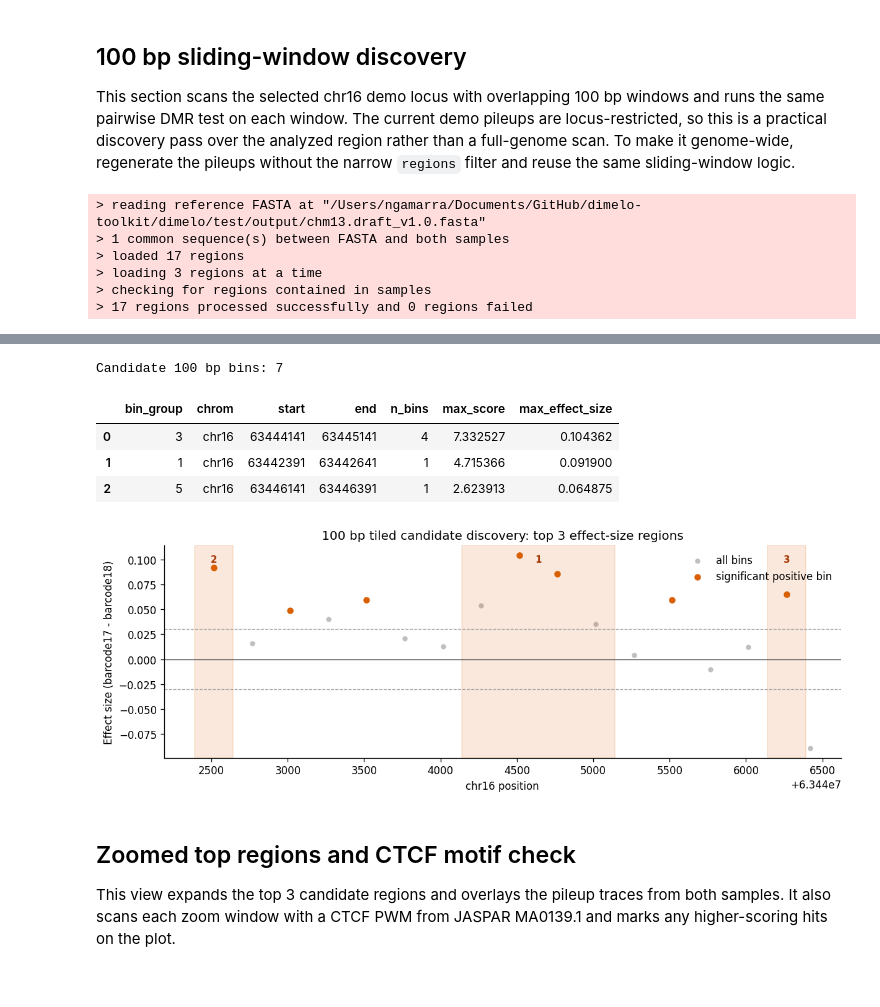
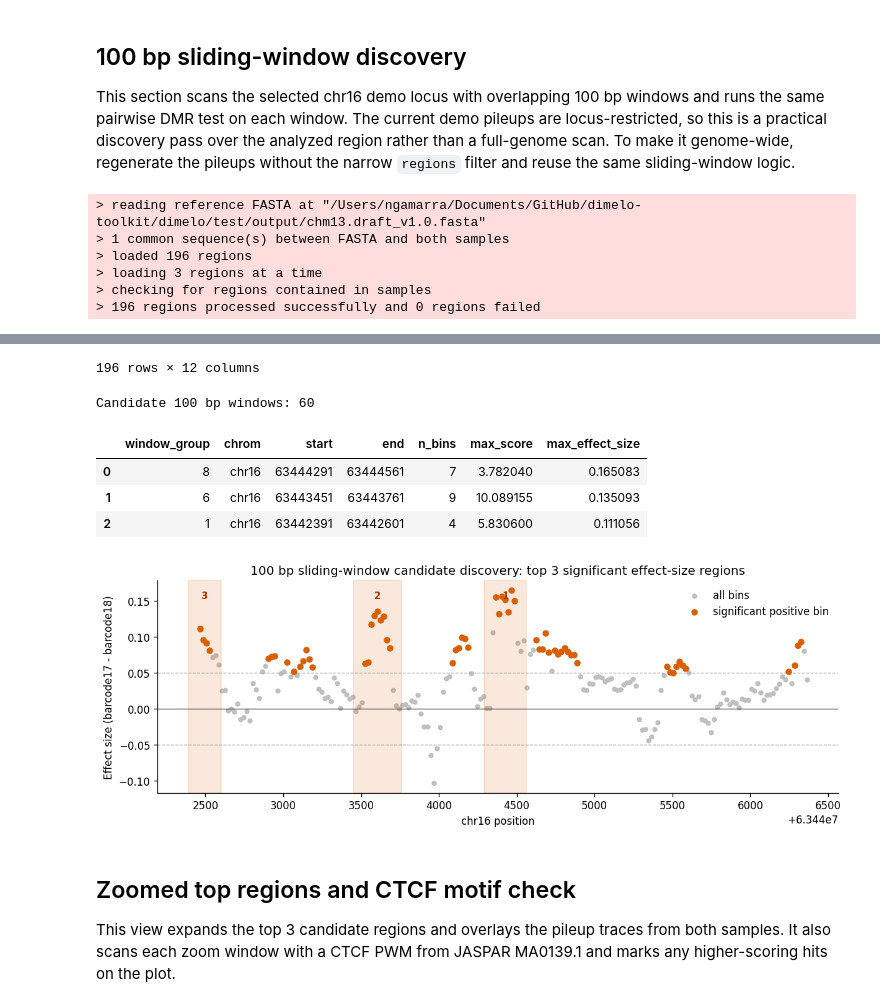
Before and after one commit to streetslab/dimelo, a Jupyter notebook: dmr_multi_sample.ipynb, the cells around one changed output, grey strips where cells are left out. Drawn from its saved outputs; the diff is of its cells as text; code cells hidden in the pictures.

```diff
--- a/dmr_multi_sample.ipynb
+++ b/dmr_multi_sample.ipynb
@@ -317,8 +317,8 @@ plt.show()
 
 This section scans the selected chr16 demo locus with overlapping 100 bp windows and runs the same pairwise DMR test on each window. The current demo pileups are locus-restricted, so this is a practical discovery pass over the analyzed region rather than a full-genome scan. To make it genome-wide, regenerate the pileups without the narrow `regions` filter and reuse the same sliding-window logic.
 # %%
-DISCOVERY_WINDOW_BP = 100
-DISCOVERY_STEP_BP = 25
+DISCOVERY_WINDOW_BP = 150
+DISCOVERY_STEP_BP = 20
 tiled_region_bed = OUT_DIR / "chr16_100bp_windows.bed"
 tiled_region_output = OUT_DIR / "barcode17_targeted_vs_barcode18_control.A.sliding_100bp.bed"
 
@@ -427,8 +427,8 @@ plt.show()
 # %% [output]
 > reading reference FASTA at "/Users/ngamarra/Documents/GitHub/dimelo-toolkit/dimelo/test/output/chm13.draft_v1.0.fasta"
 > 1 common sequence(s) between FASTA and both samples
-> loaded 17 regions
+> loaded 196 regions
 > loading 3 regions at a time
 > checking for regions contained in samples
-> 17 regions processed successfully and 0 regions failed
+> 196 regions processed successfully and 0 regions failed
 |  | chrom | start | end | score | a_pct_modified | b_pct_modified | effect_size | cohen_h | cohen_h_low | ... |
@@ -452,9 +446,10 @@ plt.show()
-Candidate 100 bp bins: 7
+196 rows × 12 columns
+Candidate 100 bp windows: 60
-|  | bin_group | chrom | start | end | n_bins | max_score | max_effect_size |
-| 0 | 3 | chr16 | 63444141 | 63445141 | 4 | 7.332527 | 0.104362 |
-| 1 | 1 | chr16 | 63442391 | 63442641 | 1 | 4.715366 | 0.091900 |
-| 2 | 5 | chr16 | 63446141 | 63446391 | 1 | 2.623913 | 0.064875 |
+|  | window_group | chrom | start | end | n_bins | max_score | max_effect_size |
+| 0 | 8 | chr16 | 63444291 | 63444561 | 7 | 3.782040 | 0.165083 |
+| 1 | 6 | chr16 | 63443451 | 63443761 | 9 | 10.089155 | 0.135093 |
+| 2 | 1 | chr16 | 63442391 | 63442601 | 4 | 5.830600 | 0.111056 |
-[figure, old version]
+[figure, new version]
 # %% [markdown]
 ## Zoomed top regions and CTCF motif check
 
```
Also changed, not shown: parts of 10 cells of this notebook, 2 other files.
